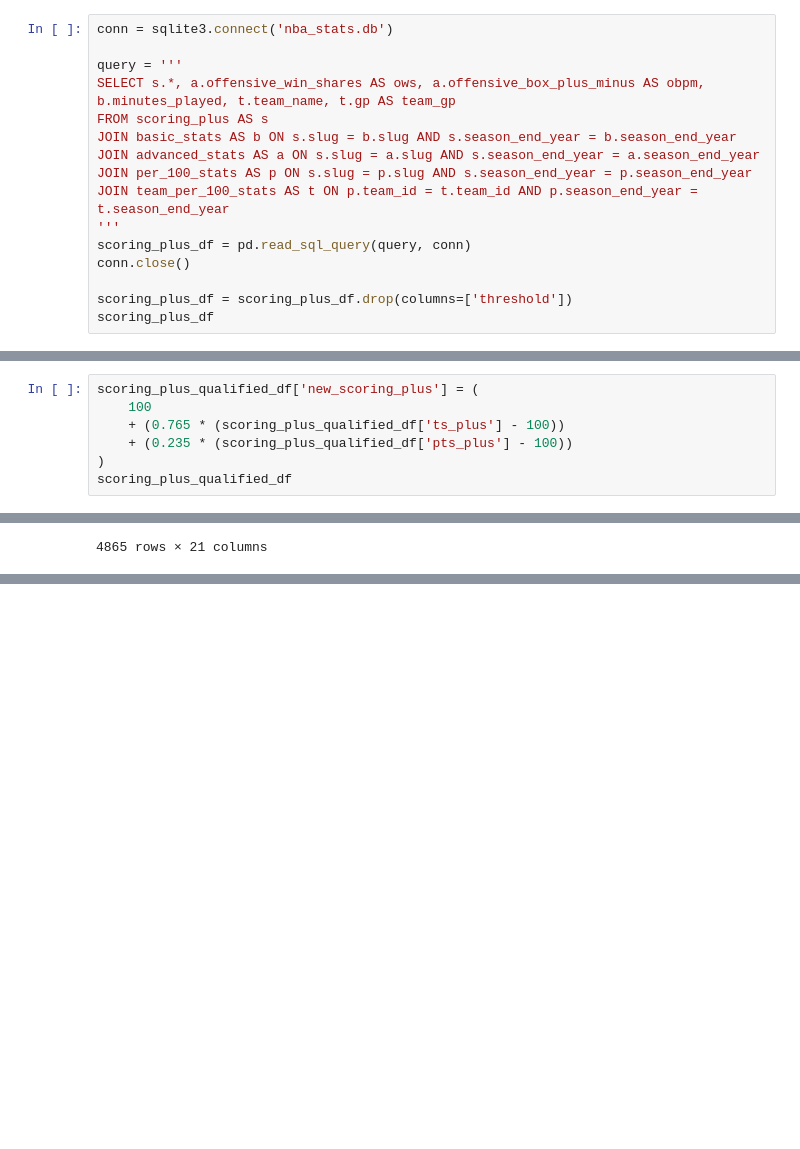
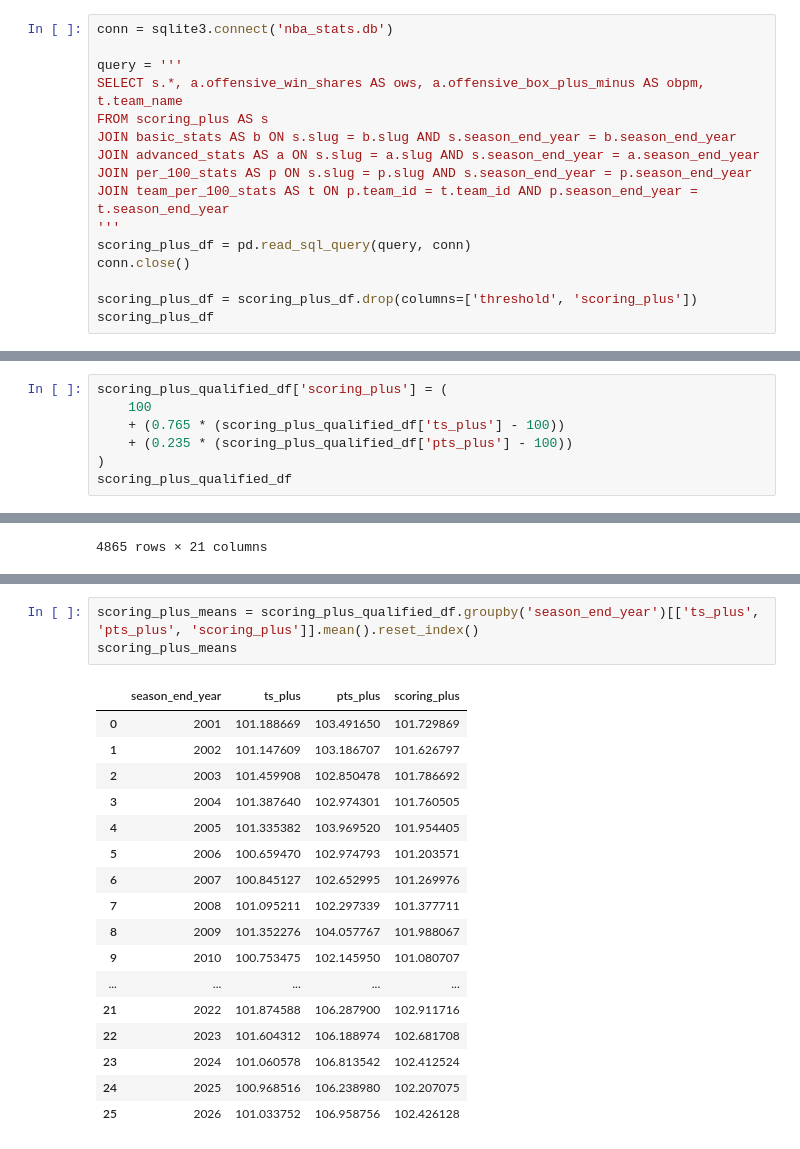
Before and after one commit to tmcewen66/basketball-analytics, a Jupyter notebook: scoring_plus_analysis.ipynb, the cells around one changed output, grey strips where cells are left out. Saved outputs shown, nothing was run; the diff lists cells and outputs as text; blank space fills up the shorter version.

```diff
--- a/scoring_plus_analysis.ipynb
+++ b/scoring_plus_analysis.ipynb
@@ -8,7 +8,7 @@ import statsmodels.api as sm
 conn = sqlite3.connect('nba_stats.db')
 
 query = '''
-SELECT s.*, a.offensive_win_shares AS ows, a.offensive_box_plus_minus AS obpm, b.minutes_played, t.team_name, t.gp AS team_gp
+SELECT s.*, a.offensive_win_shares AS ows, a.offensive_box_plus_minus AS obpm, t.team_name
 FROM scoring_plus AS s
 JOIN basic_stats AS b ON s.slug = b.slug AND s.season_end_year = b.season_end_year
 JOIN advanced_stats AS a ON s.slug = a.slug AND s.season_end_year = a.season_end_year
@@ -18,7 +18,7 @@ JOIN team_per_100_stats AS t ON p.team_id = t.team_id AND p.season_end_year = t.
 scoring_plus_df = pd.read_sql_query(query, conn)
 conn.close()
 
-scoring_plus_df = scoring_plus_df.drop(columns=['threshold'])
+scoring_plus_df = scoring_plus_df.drop(columns=['threshold', 'scoring_plus'])
 scoring_plus_df
 # %% [output]
 |  | season_end_year | slug | name | per_100_pts | true_shooting_percentage | league_avg_per_100_pts_per_player | ... |
@@ -210,7 +208,7 @@ print(f"Weight for ts_plus: {w1}, Weight for pts_plus: {w2}")
 # %% [output]
 Weight for ts_plus: 0.765, Weight for pts_plus: 0.235
 # %%
-scoring_plus_qualified_df['new_scoring_plus'] = (
+scoring_plus_qualified_df['scoring_plus'] = (
     100
     + (0.765 * (scoring_plus_qualified_df['ts_plus'] - 100))
     + (0.235 * (scoring_plus_qualified_df['pts_plus'] - 100))
@@ -252,3 +250,24 @@ top_25_scoring_plus
 | 4035 | 2022 | antetgi01 | Giannis Antetokounmpo | 42.2 | 0.633 | 22.276667 | ... |
 | 2202 | 2012 | jamesle01 | LeBron James | 37.1 | 0.605 | 20.699333 | ... |
 25 rows × 21 columns
+# %%
+scoring_plus_means = scoring_plus_qualified_df.groupby('season_end_year')[['ts_plus', 'pts_plus', 'scoring_plus']].mean().reset_index()
+scoring_plus_means
+# %% [output]
+|  | season_end_year | ts_plus | pts_plus | scoring_plus |
+| 0 | 2001 | 101.188669 | 103.491650 | 101.729869 |
+| 1 | 2002 | 101.147609 | 103.186707 | 101.626797 |
+| 2 | 2003 | 101.459908 | 102.850478 | 101.786692 |
+| 3 | 2004 | 101.387640 | 102.974301 | 101.760505 |
+| 4 | 2005 | 101.335382 | 103.969520 | 101.954405 |
+| 5 | 2006 | 100.659470 | 102.974793 | 101.203571 |
+| 6 | 2007 | 100.845127 | 102.652995 | 101.269976 |
+| 7 | 2008 | 101.095211 | 102.297339 | 101.377711 |
+| 8 | 2009 | 101.352276 | 104.057767 | 101.988067 |
+| 9 | 2010 | 100.753475 | 102.145950 | 101.080707 |
+| ... | ... | ... | ... | ... |
+| 21 | 2022 | 101.874588 | 106.287900 | 102.911716 |
+| 22 | 2023 | 101.604312 | 106.188974 | 102.681708 |
+| 23 | 2024 | 101.060578 | 106.813542 | 102.412524 |
+| 24 | 2025 | 100.968516 | 106.238980 | 102.207075 |
+| 25 | 2026 | 101.033752 | 106.958756 | 102.426128 |
```
Also changed, not shown: parts of 5 cells of this notebook, 2 other files.
